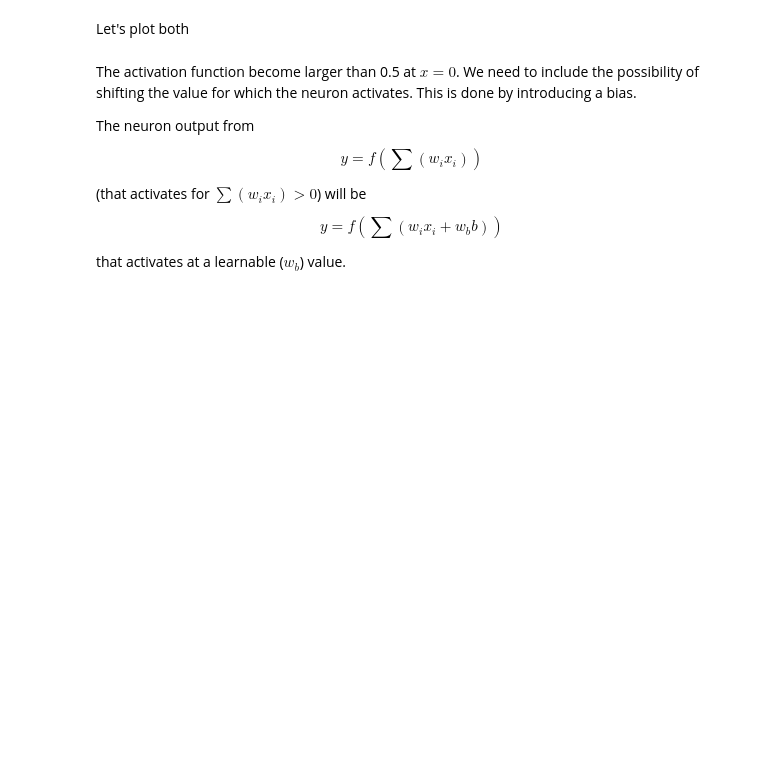
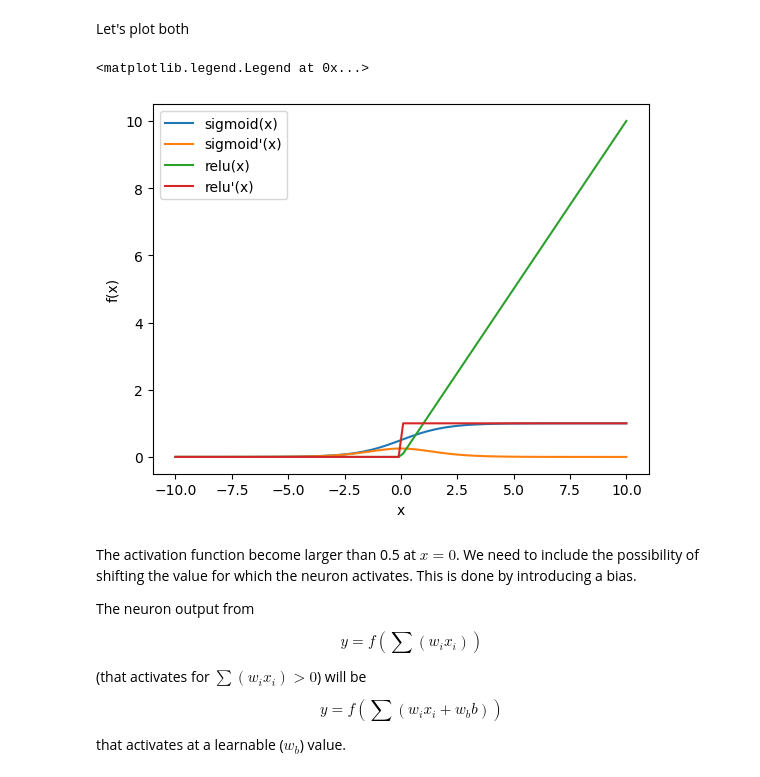
Before and after one commit to joseferbis-cell/PLs-ADFM, a Jupyter notebook: practice_1_neural_network_from_scratch.ipynb, the cells around one changed output. Saved outputs shown, nothing was run; the diff lists cells and outputs as text; code cells hidden in the pictures; blank space fills up the shorter version.

```diff
--- a/practice_1_neural_network_from_scratch.ipynb
+++ b/practice_1_neural_network_from_scratch.ipynb
@@ -277,23 +289,36 @@ Next we need to write our activation function and its derivative.
 
 Let's implement the sigmoid (we will use it for the output layer).
 You can also implement the ReLU if you wish.
-# %%
-def sigmoid(input):
-    return  #FILL HERE
-
-# Define the sigmoid derivative function
-def sigmoid_derivative(input):
-    return #FILL HERE
+# %%
+def sigmoid(input):
+    return  1/(1+np.exp(-input))
+
+# Define the sigmoid derivative function
+def sigmoid_derivative(input):
+    return sigmoid(input)*(1-sigmoid(input))
+
+# Definimos relu ya que estamos
+
+def relu(input):
+  return np.maximum(0,input)
+
+def relu_derivative(input):
+  return np.where(input>0,1,0)
 # %% [markdown]
 Let's plot both
 # %%
 x=np.linspace(-10,10,100)
 
 plt.plot(x, sigmoid(x), label='sigmoid(x)')
 plt.plot(x, sigmoid_derivative(x), label='sigmoid\'(x)')
+plt.plot(x, relu(x), label='relu(x)')
+plt.plot(x, relu_derivative(x), label='relu\'(x)')
 plt.xlabel('x')
 plt.ylabel('f(x)')
 plt.legend(loc='best')
+# %% [output]
+<matplotlib.legend.Legend at 0x...>
+[figure, added]
 # %% [markdown]
 The activation function become larger than 0.5 at $x=0$. We need to include the possibility of shifting the value for which the neuron activates. This is done by introducing a bias.
 
```
Also changed, not shown: parts of 6 cells of this notebook.
